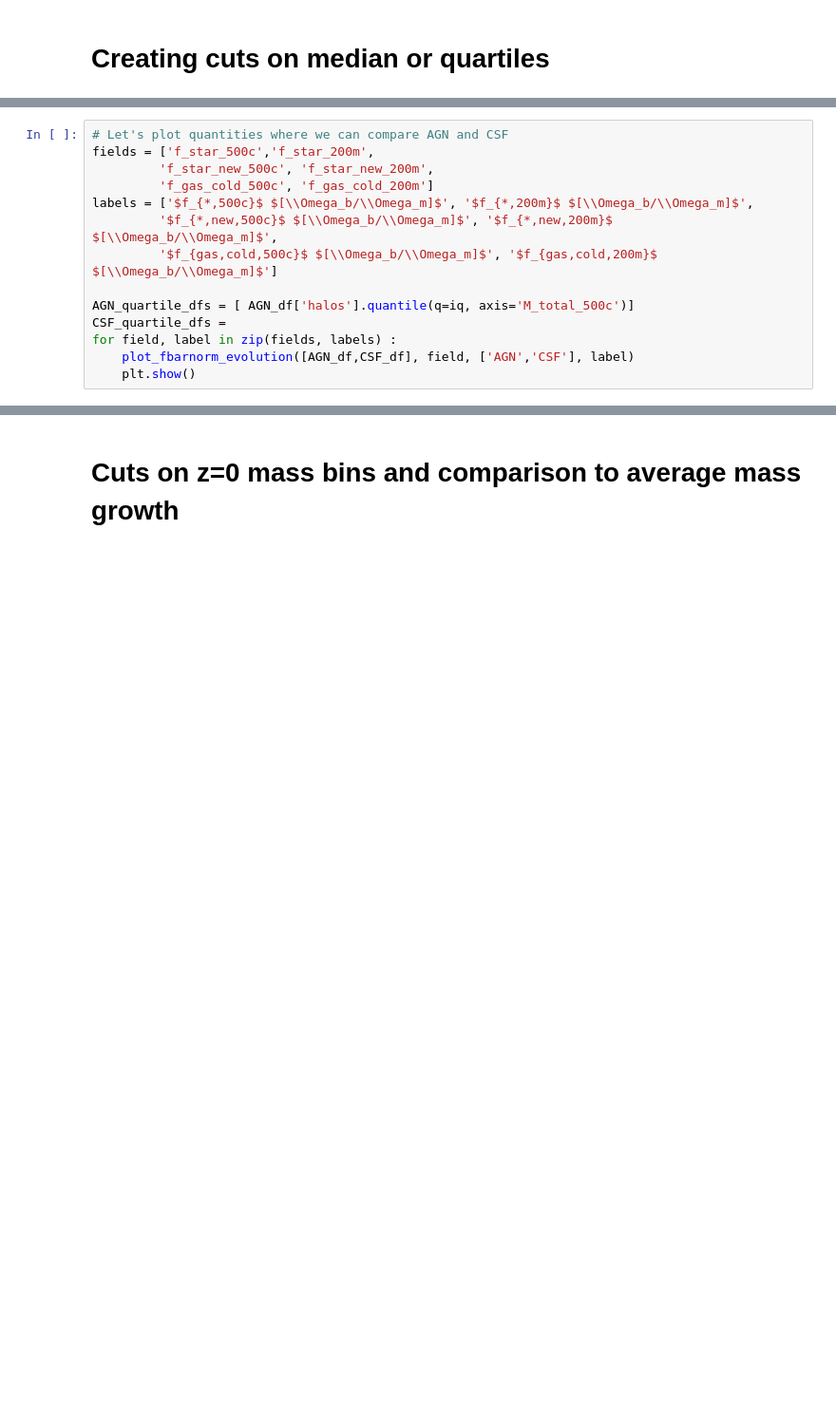
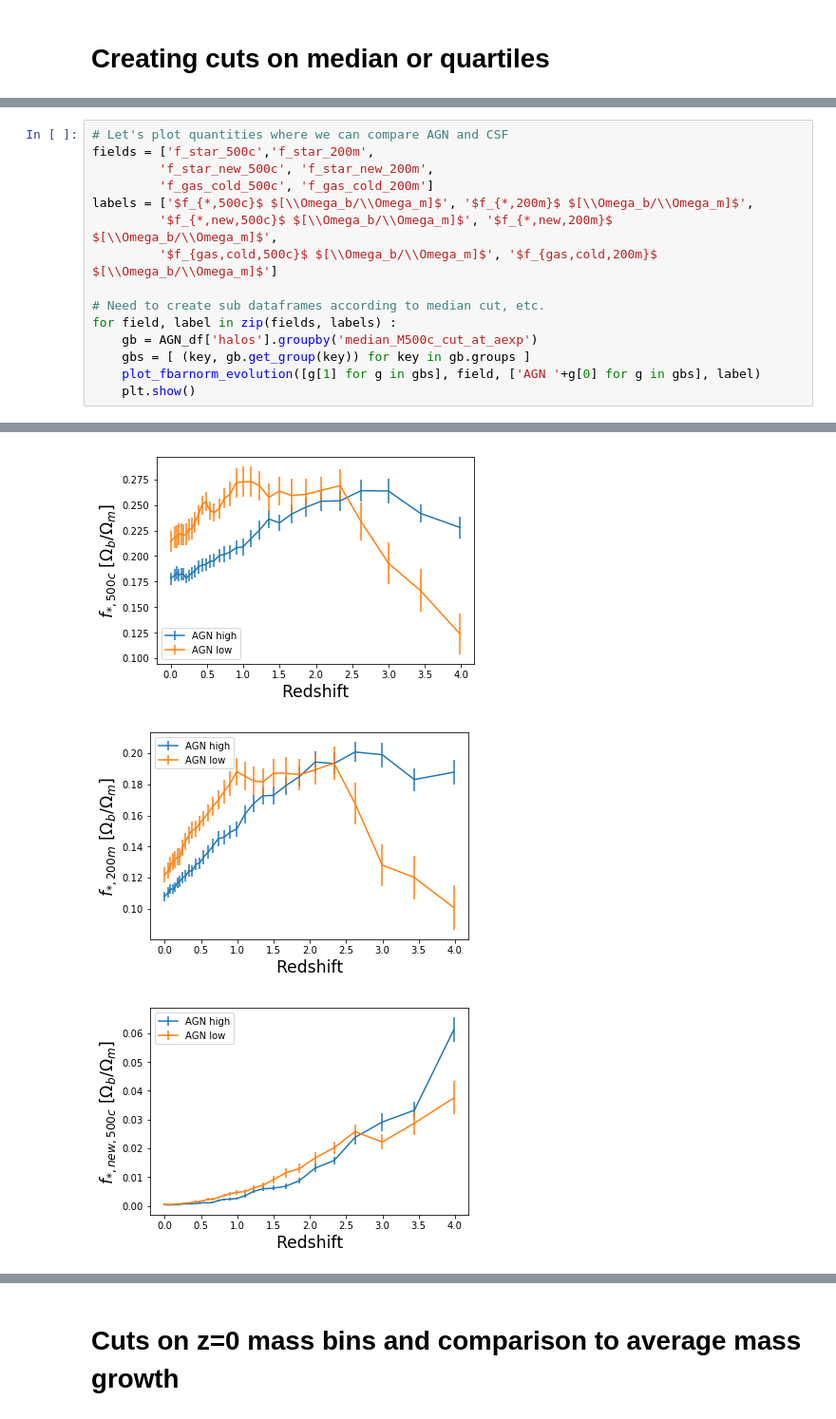
Before and after one commit to cavestruz/fgas_diagnostics, a Jupyter notebook: Diagnostic Plots for fgas.ipynb, the cells around one changed output, grey strips where cells are left out. Shown at 95% size. Saved outputs shown, nothing was run; the diff lists cells and outputs as text; blank space fills up the shorter version.

Commit message:
Added cuts on M500c with plots this time

```diff
--- a/Diagnostic Plots for fgas.ipynb
+++ b/Diagnostic Plots for fgas.ipynb
@@ -194,9 +182,10 @@ labels = ['$f_{*,500c}$ $[\\Omega_b/\\Omega_m]$', '$f_{*,200m}$ $[\\Omega_b/\\Om
          '$f_{*,new,500c}$ $[\\Omega_b/\\Omega_m]$', '$f_{*,new,200m}$ $[\\Omega_b/\\Omega_m]$',
          '$f_{gas,cold,500c}$ $[\\Omega_b/\\Omega_m]$', '$f_{gas,cold,200m}$ $[\\Omega_b/\\Omega_m]$']
 
-AGN_quartile_dfs = [ AGN_df['halos'].quantile(q=iq, axis='M_total_500c')]
-CSF_quartile_dfs =
+# Need to create sub dataframes according to median cut, etc.
 for field, label in zip(fields, labels) :
-    plot_fbarnorm_evolution([AGN_df,CSF_df], field, ['AGN','CSF'], label)
+    gb = AGN_df['halos'].groupby('median_M500c_cut_at_aexp')
+    gbs = [ (key, gb.get_group(key)) for key in gb.groups ]
+    plot_fbarnorm_evolution([g[1] for g in gbs], field, ['AGN '+g[0] for g in gbs], label)
     plt.show()
 # %% [output]
@@ -203,0 +192,3 @@ SyntaxError: invalid syntax (<ipython-input-13-767da646d1e2>, line 10)
+[figure, added]
+[figure, added]
+[figure, added]
```
Also changed, not shown: parts of 19 cells of this notebook.
